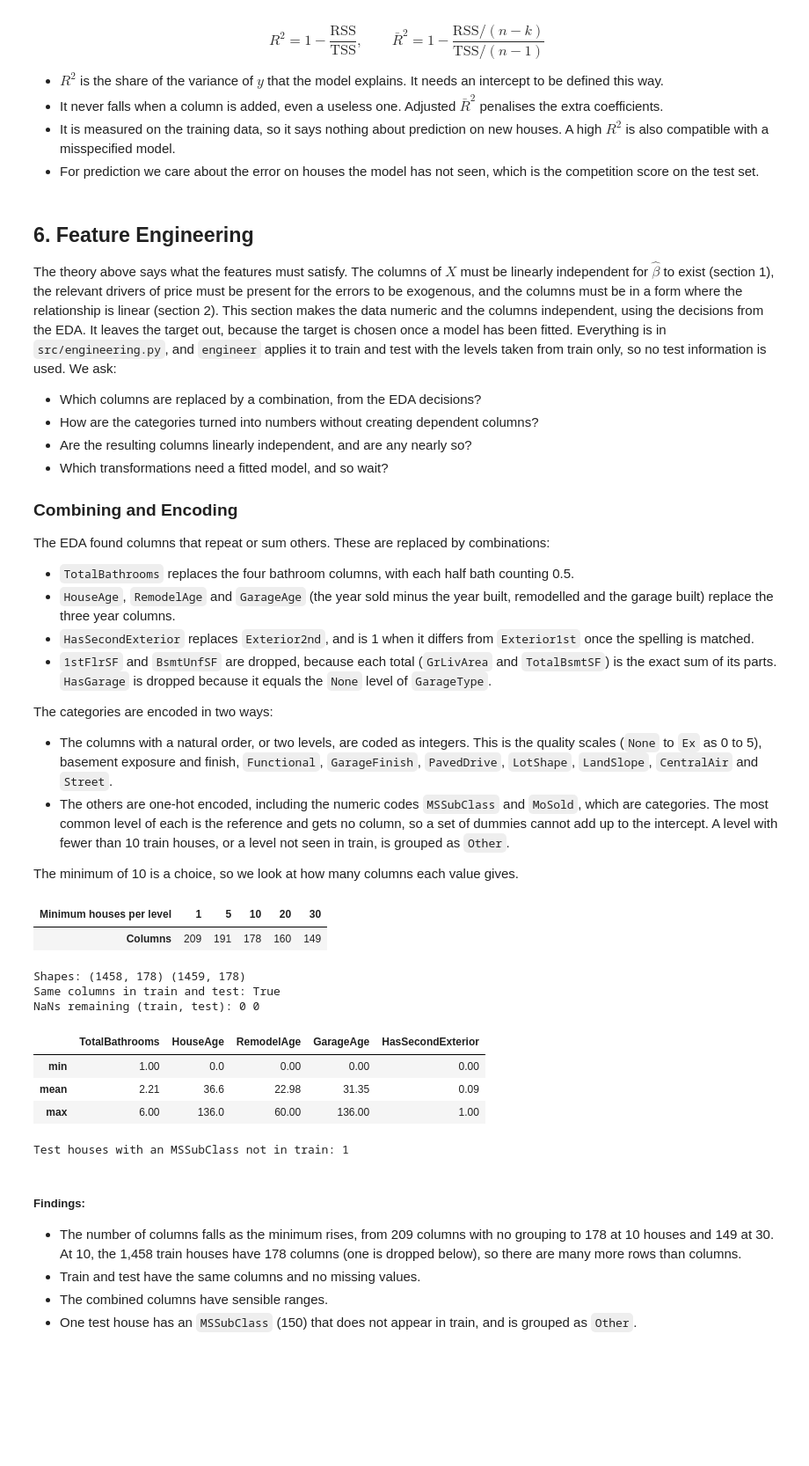
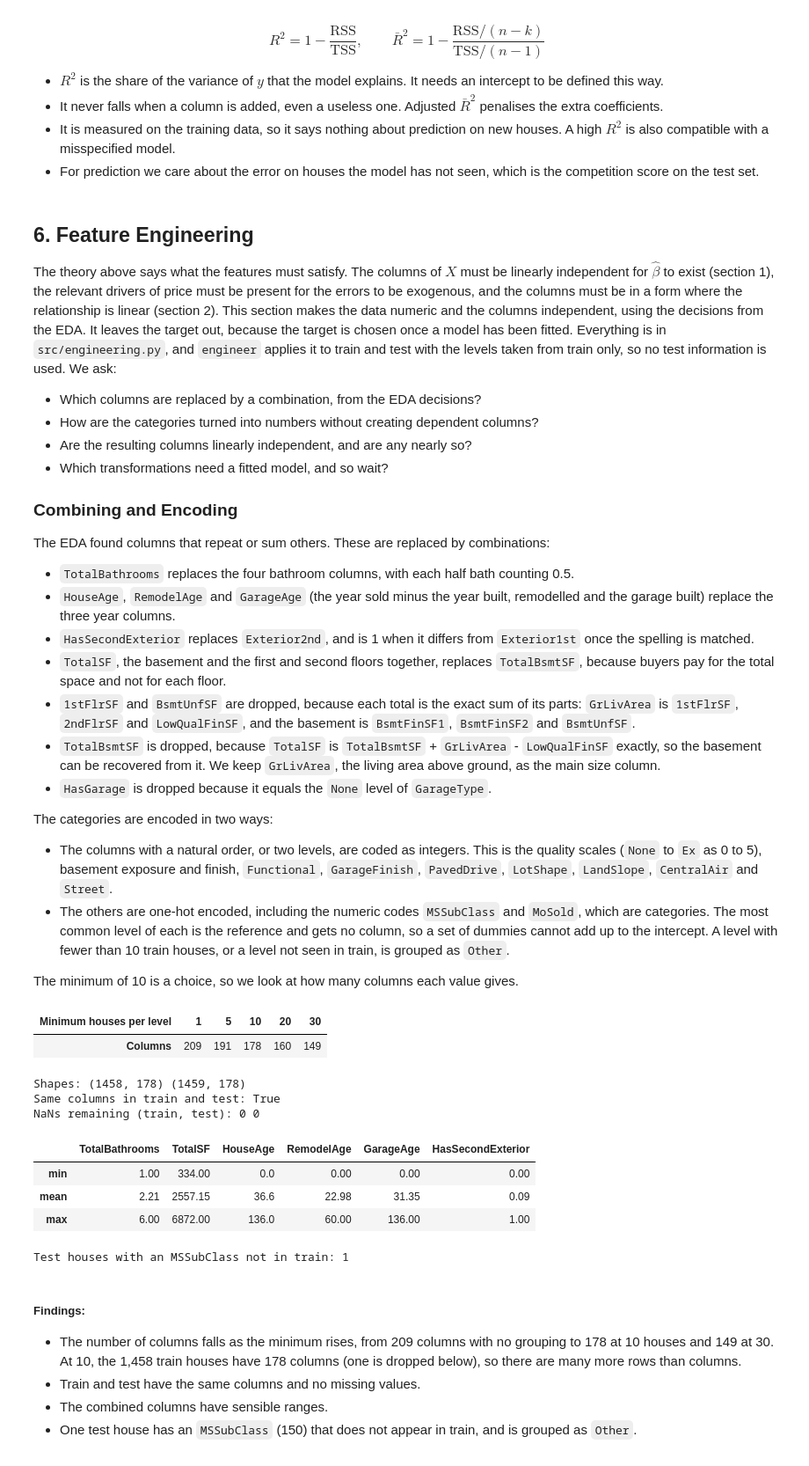
Before and after one commit to aramosw/house-prices, a Jupyter notebook: notebooks/LinearRegression.ipynb, the cells around one changed output. Shown at 88% size. Cells and saved outputs as stored; diff of their text form; code cells hidden in the pictures; blank space fills up the shorter version.

```diff
--- a/notebooks/LinearRegression.ipynb
+++ b/notebooks/LinearRegression.ipynb
@@ -95,7 +95,10 @@ The EDA found columns that repeat or sum others. These are replaced by combinati
 - `TotalBathrooms` replaces the four bathroom columns, with each half bath counting 0.5.
 - `HouseAge`, `RemodelAge` and `GarageAge` (the year sold minus the year built, remodelled and the garage built) replace the three year columns.
 - `HasSecondExterior` replaces `Exterior2nd`, and is 1 when it differs from `Exterior1st` once the spelling is matched.
-- `1stFlrSF` and `BsmtUnfSF` are dropped, because each total (`GrLivArea` and `TotalBsmtSF`) is the exact sum of its parts. `HasGarage` is dropped because it equals the `None` level of `GarageType`.
+- `TotalSF`, the basement and the first and second floors together, replaces `TotalBsmtSF`, because buyers pay for the total space and not for each floor.
+- `1stFlrSF` and `BsmtUnfSF` are dropped, because each total is the exact sum of its parts: `GrLivArea` is `1stFlrSF`, `2ndFlrSF` and `LowQualFinSF`, and the basement is `BsmtFinSF1`, `BsmtFinSF2` and `BsmtUnfSF`.
+- `TotalBsmtSF` is dropped, because `TotalSF` is `TotalBsmtSF` + `GrLivArea` - `LowQualFinSF` exactly, so the basement can be recovered from it. We keep `GrLivArea`, the living area above ground, as the main size column.
+- `HasGarage` is dropped because it equals the `None` level of `GarageType`.
 
 The categories are encoded in two ways:
 - The columns with a natural order, or two levels, are coded as integers. This is the quality scales (`None` to `Ex` as 0 to 5), basement exposure and finish, `Functional`, `GarageFinish`, `PavedDrive`, `LotShape`, `LandSlope`, `CentralAir` and `Street`.
@@ -109,38 +112,38 @@ import matplotlib.pyplot as plt
 from scipy import stats
 from sklearn.linear_model import LinearRegression
 
 from src.data import load_train, load_test
 from src.engineering import engineer
 from src.features import clean
 
 train, test = load_train(), load_test()
 train_clean, test_clean = clean(train, train), clean(test, train)
 
 # Columns for each minimum number of train houses per level.
 widths = {count: engineer(train_clean, train_clean, count, drop_duplicates=False).shape[1] for count in [1, 5, 10, 20, 30]}
 display(pd.DataFrame({"Columns": widths}).rename_axis("Minimum houses per level").T)
 
 # Encode train and test, with the levels from train only.
 features = engineer(train_clean, train_clean, drop_duplicates=False)
 test_features = engineer(test_clean, train_clean, drop_duplicates=False)
 print("Shapes:", features.shape, test_features.shape)
 print("Same columns in train and test:", list(features.columns) == list(test_features.columns))
 print("NaNs remaining (train, test):", features.isnull().sum().sum(), test_features.isnull().sum().sum())
 
 # The combined columns.
-combined = ["TotalBathrooms", "HouseAge", "RemodelAge", "GarageAge", "HasSecondExterior"]
+combined = ["TotalBathrooms", "TotalSF", "HouseAge", "RemodelAge", "GarageAge", "HasSecondExterior"]
 display(features[combined].describe().loc[["min", "mean", "max"]].round(2))
 print("Test houses with an MSSubClass not in train:", (~test_clean["MSSubClass"].isin(train_clean["MSSubClass"])).sum())
 # %% [output]
 | Minimum houses per level | 1 | 5 | 10 | 20 | 30 |
 | Columns | 209 | 191 | 178 | 160 | 149 |
 Shapes: (1458, 178) (1459, 178)
 Same columns in train and test: True
 NaNs remaining (train, test): 0 0
-|  | TotalBathrooms | HouseAge | RemodelAge | GarageAge | HasSecondExterior |
-| min | 1.00 | 0.0 | 0.00 | 0.00 | 0.00 |
-| mean | 2.21 | 36.6 | 22.98 | 31.35 | 0.09 |
-| max | 6.00 | 136.0 | 60.00 | 136.00 | 1.00 |
+|  | TotalBathrooms | TotalSF | HouseAge | RemodelAge | GarageAge | HasSecondExterior |
+| min | 1.00 | 334.00 | 0.0 | 0.00 | 0.00 | 0.00 |
+| mean | 2.21 | 2557.15 | 36.6 | 22.98 | 31.35 | 0.09 |
+| max | 6.00 | 6872.00 | 136.0 | 60.00 | 136.00 | 1.00 |
 Test houses with an MSSubClass not in train: 1
 # %% [markdown]
 ##### Findings:
```
Also changed, not shown: parts of 18 cells of this notebook, 3 other files.
